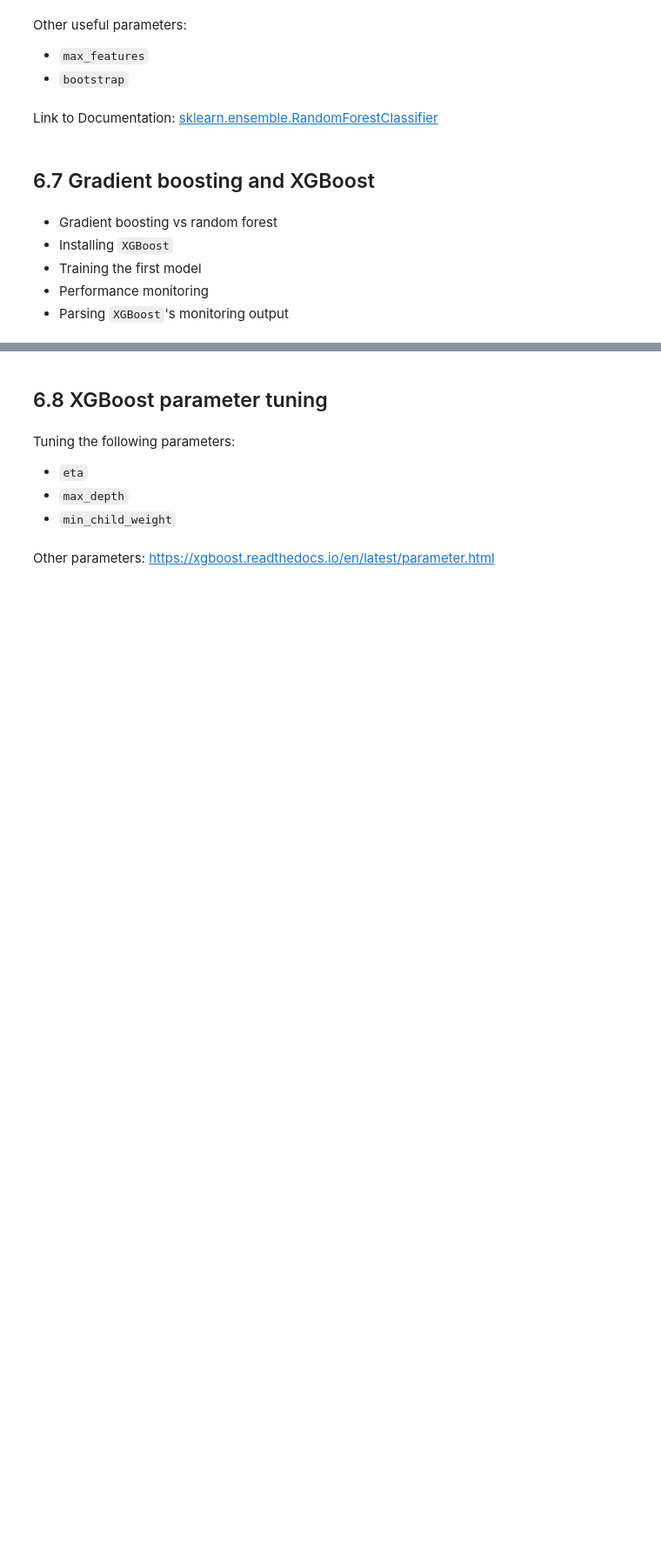
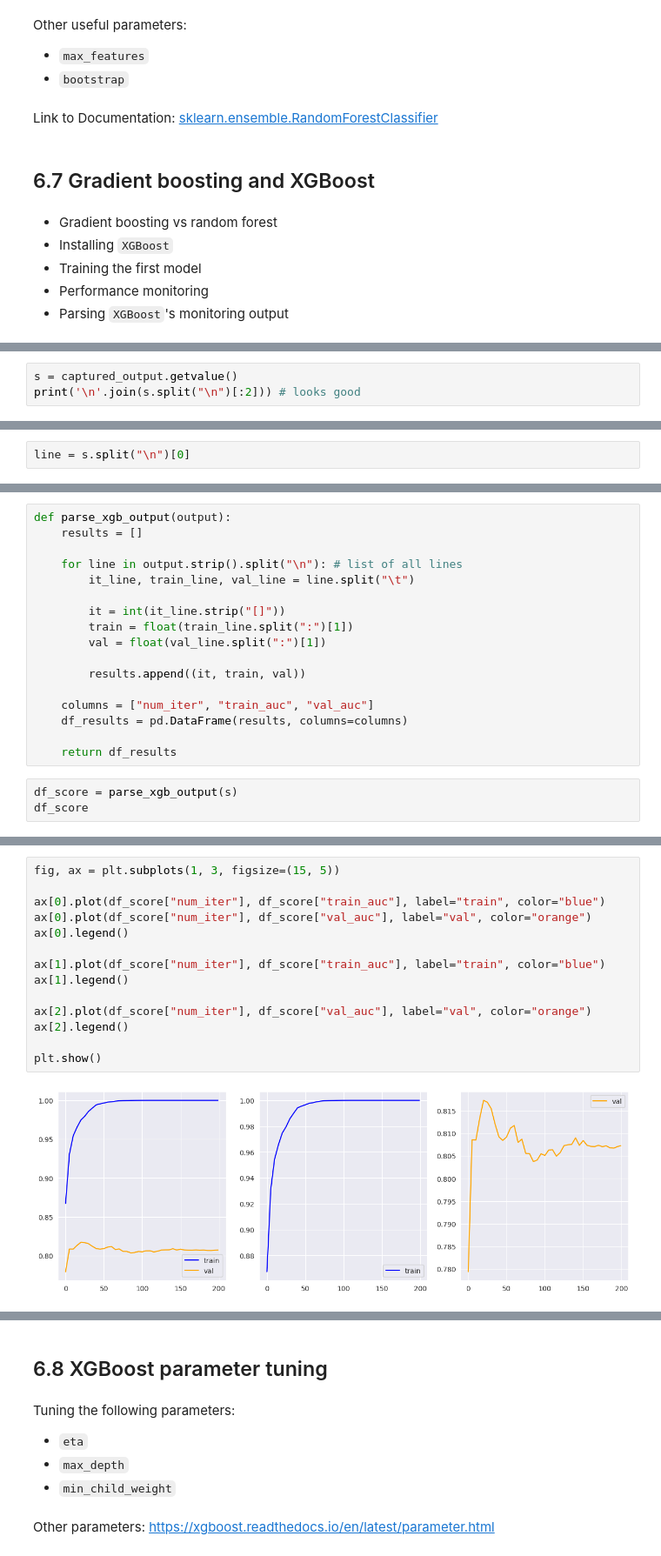
Before and after one commit to joweyel/ml-zoomcamp-material, a Jupyter notebook: 06-trees/code/section6-notebook.ipynb, the cells around one changed output, grey strips where cells are left out. Shown at 87% size. Cells and saved outputs as stored; diff of their text form; blank space fills up the shorter version.

```diff
--- a/06-trees/code/section6-notebook.ipynb
+++ b/06-trees/code/section6-notebook.ipynb
@@ -1106,0 +1192,3 @@ Link to Documentation: [sklearn.ensemble.RandomForestClassifier](https://scikit-
+# %%
+s = captured_output.getvalue()
+print('\n'.join(s.split("\n")[:2])) # looks good
@@ -1106,0 +1200,2 @@ Link to Documentation: [sklearn.ensemble.RandomForestClassifier](https://scikit-
+# %%
+line = s.split("\n")[0]
@@ -1106,0 +1211,20 @@ Link to Documentation: [sklearn.ensemble.RandomForestClassifier](https://scikit-
+# %%
+def parse_xgb_output(output):
+    results = []
+
+    for line in output.strip().split("\n"): # list of all lines
+        it_line, train_line, val_line = line.split("\t")
+
+        it = int(it_line.strip("[]"))
+        train = float(train_line.split(":")[1])
+        val = float(val_line.split(":")[1])
+
+        results.append((it, train, val))
+
+    columns = ["num_iter", "train_auc", "val_auc"]
+    df_results = pd.DataFrame(results, columns=columns)
+
+    return df_results
+# %%
+df_score = parse_xgb_output(s)
+df_score
@@ -1106,0 +1249,16 @@ Link to Documentation: [sklearn.ensemble.RandomForestClassifier](https://scikit-
+# %%
+fig, ax = plt.subplots(1, 3, figsize=(15, 5))
+
+ax[0].plot(df_score["num_iter"], df_score["train_auc"], label="train", color="blue")
+ax[0].plot(df_score["num_iter"], df_score["val_auc"], label="val", color="orange")
+ax[0].legend()
+
+ax[1].plot(df_score["num_iter"], df_score["train_auc"], label="train", color="blue")
+ax[1].legend()
+
+ax[2].plot(df_score["num_iter"], df_score["val_auc"], label="val", color="orange")
+ax[2].legend()
+
+plt.show()
+# %% [output]
+[figure, added]
```
Also changed, not shown: parts of 31 cells of this notebook, 2 other files.
